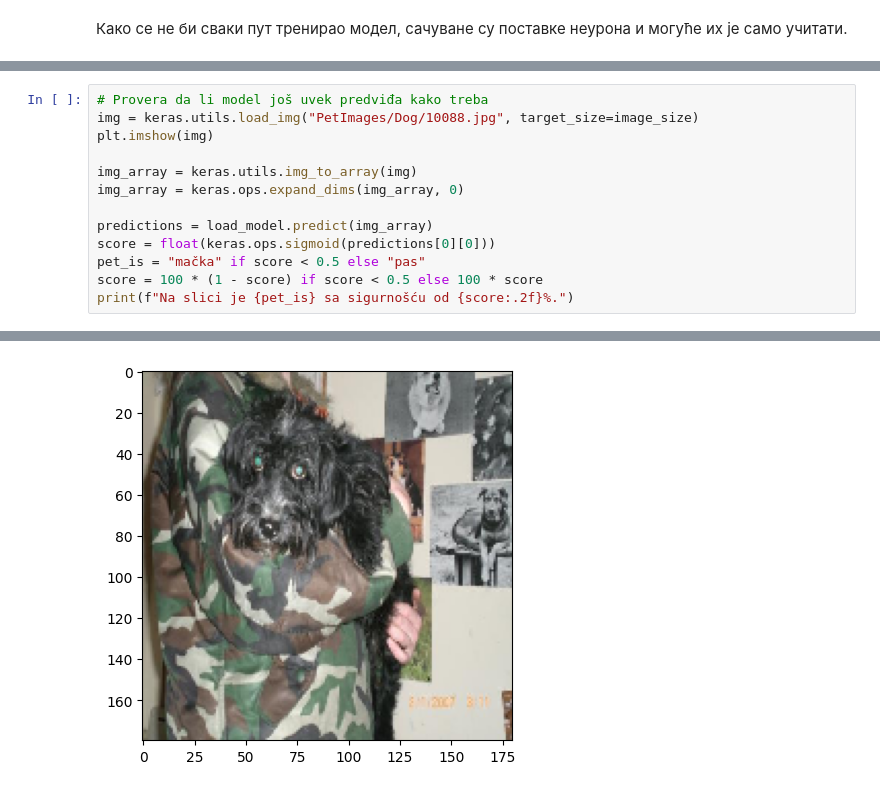
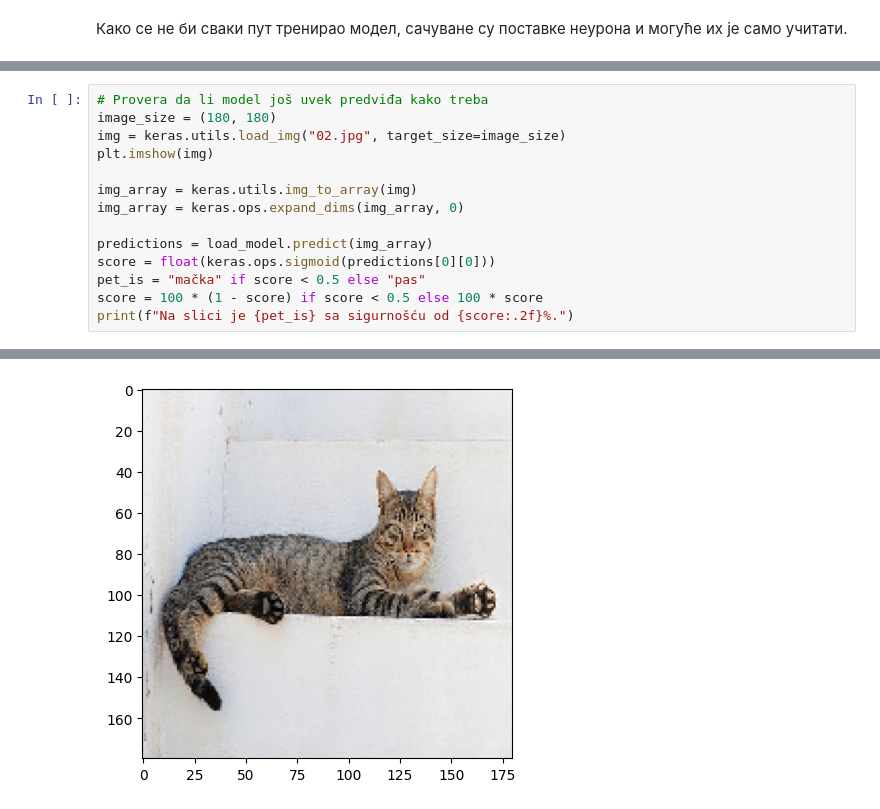
Before and after one commit to Bigulac/MOAR, a Jupyter notebook: MOAR.ipynb, the cells around one changed output, grey strips where cells are left out. Drawn from its saved outputs; the diff is of its cells as text.

```diff
--- a/MOAR.ipynb
+++ b/MOAR.ipynb
@@ -260,6 +241,7 @@ Model: "functional"
 # %%
 # Provera da li model još uvek predviđa kako treba
-img = keras.utils.load_img("PetImages/Dog/10088.jpg", target_size=image_size)
+image_size = (180, 180)
+img = keras.utils.load_img("02.jpg", target_size=image_size)
 plt.imshow(img)
 
 img_array = keras.utils.img_to_array(img)
@@ -276 +258 @@ Na slici je pas sa sigurnošću od 93.22%.
-[figure, old version]
+[figure, new version]
```
Also changed, not shown: parts of 3 cells of this notebook.
